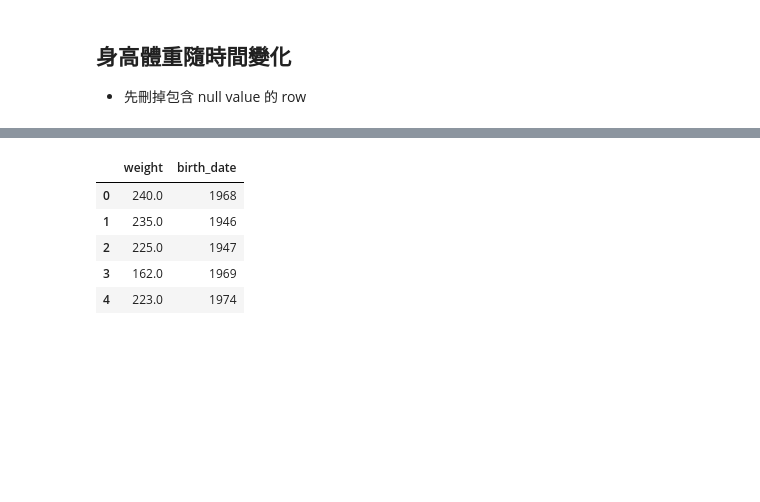
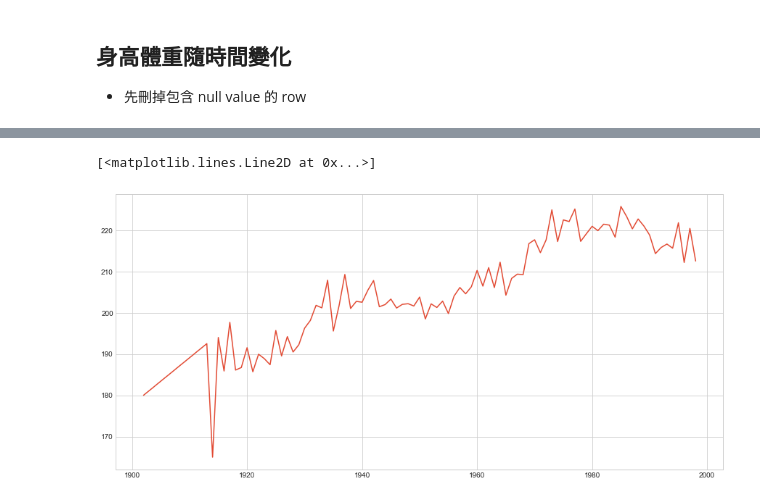
Before and after one commit to ChingChieh/FDA_HW1, a Jupyter notebook: Answer.ipynb, the cells around one changed output, grey strips where cells are left out. Saved outputs shown, nothing was run; the diff lists cells and outputs as text; code cells hidden in the pictures; blank space fills up the shorter version.

```diff
--- a/Answer.ipynb
+++ b/Answer.ipynb
@@ -188,12 +180,14 @@ df_player_BirthNotNull.head()
 | 4 | Tariq Abdul-Wahad | 1998 | 2003 | F | 6-6 | 223.0 | 1974 | San Jose State University |
 # %%
 df_Weight = df_player_BirthNotNull[['weight','birth_date']]
-# %%
-df_Weight.head()
-# %% [output]
-|  | weight | birth_date |
-| 0 | 240.0 | 1968 |
-| 1 | 235.0 | 1946 |
-| 2 | 225.0 | 1947 |
-| 3 | 162.0 | 1969 |
-| 4 | 223.0 | 1974 |
+# %%
+avgWeightPerYear = df_Weight.groupby('birth_date')['weight'].mean()
+# %%
+plt.style.use('seaborn-whitegrid')
+x = [datetime.strptime(d,' %Y').date() for d in avgWeightPerYear.index]
+y = avgWeightPerYear.values
+fig2, ax2 = plt.subplots(figsize=(15,7))
+ax2.plot(x,y)
+# %% [output]
+[<matplotlib.lines.Line2D at 0x...>]
+[figure, added]
```
Also changed, not shown: parts of 2 cells of this notebook.
